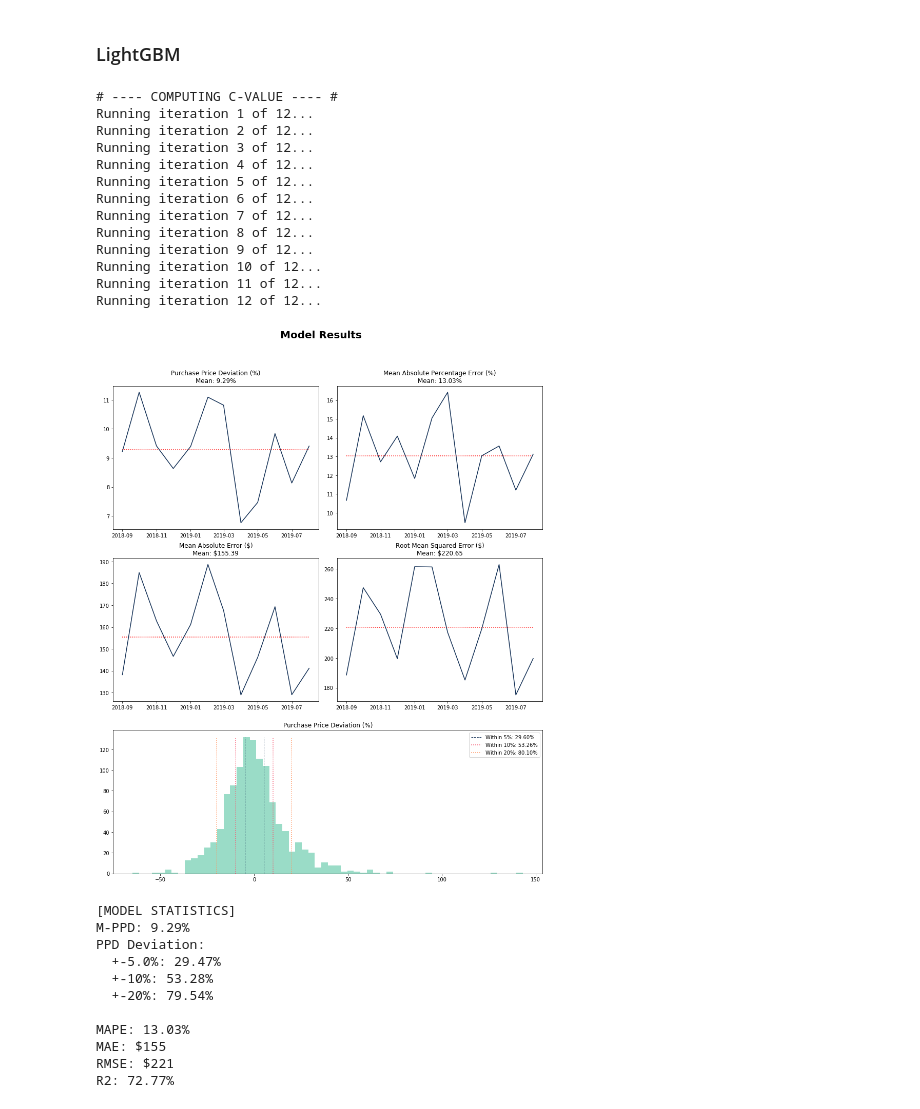
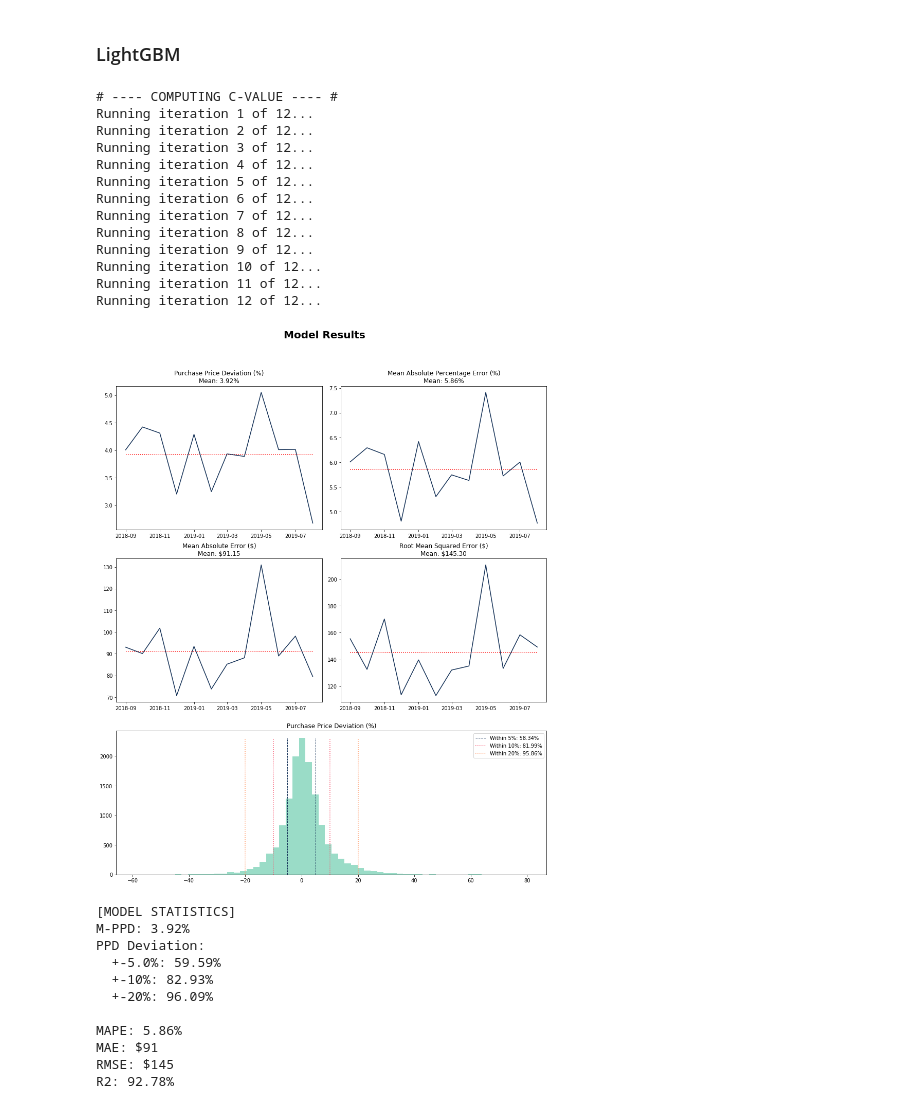
Before and after one commit to chrischow/ml-for-property-valuation, a Jupyter notebook: Notebooks/04-Private Non-Landed.ipynb, the cells around one changed output. Saved outputs shown, nothing was run; the diff lists cells and outputs as text; code cells hidden in the pictures.

```diff
--- a/Notebooks/04-Private Non-Landed.ipynb
+++ b/Notebooks/04-Private Non-Landed.ipynb
@@ -276,31 +276,31 @@ R2: 79.62%
 # %% [markdown]
 ### LightGBM
 # %%
-lg = LGBMRegressor(n_estimators=100000, max_depth=20, random_state=123, n_jobs=4, reg_alpha=0.1, reg_lambda=0.9)
+lg = LGBMRegressor(n_estimators=10000, max_depth=20, random_state=123, n_jobs=4, reg_alpha=0.1, reg_lambda=0.9)
 lg_cv = dns.custom_ts(rgr=lg, X=X_data, y=y_data, timevar='mth', start='2018-09-01', tfidf_cols=['project_name', 'street_name'], stop_words=stop_words, dropout=0.1, ppd=True, random_state=100)
 # %% [output]
 # ---- COMPUTING C-VALUE ---- #
 Running iteration 1 of 12...
 Running iteration 2 of 12...
 Running iteration 3 of 12...
 Running iteration 4 of 12...
 Running iteration 5 of 12...
 Running iteration 6 of 12...
 Running iteration 7 of 12...
 Running iteration 8 of 12...
 Running iteration 9 of 12...
 Running iteration 10 of 12...
 Running iteration 11 of 12...
 Running iteration 12 of 12...
-[figure, old version]
+[figure, new version]
 [MODEL STATISTICS]
-M-PPD: 9.29%
+M-PPD: 3.92%
 PPD Deviation:
-  +-5.0%: 29.47%
-  +-10%: 53.28%
-  +-20%: 79.54%
+  +-5.0%: 59.59%
+  +-10%: 82.93%
+  +-20%: 96.09%
 
-MAPE: 13.03%
-MAE: $155
-RMSE: $221
-R2: 72.77%
+MAPE: 5.86%
+MAE: $91
+RMSE: $145
+R2: 92.78%
```
Also changed, not shown: parts of 2 cells of this notebook.
